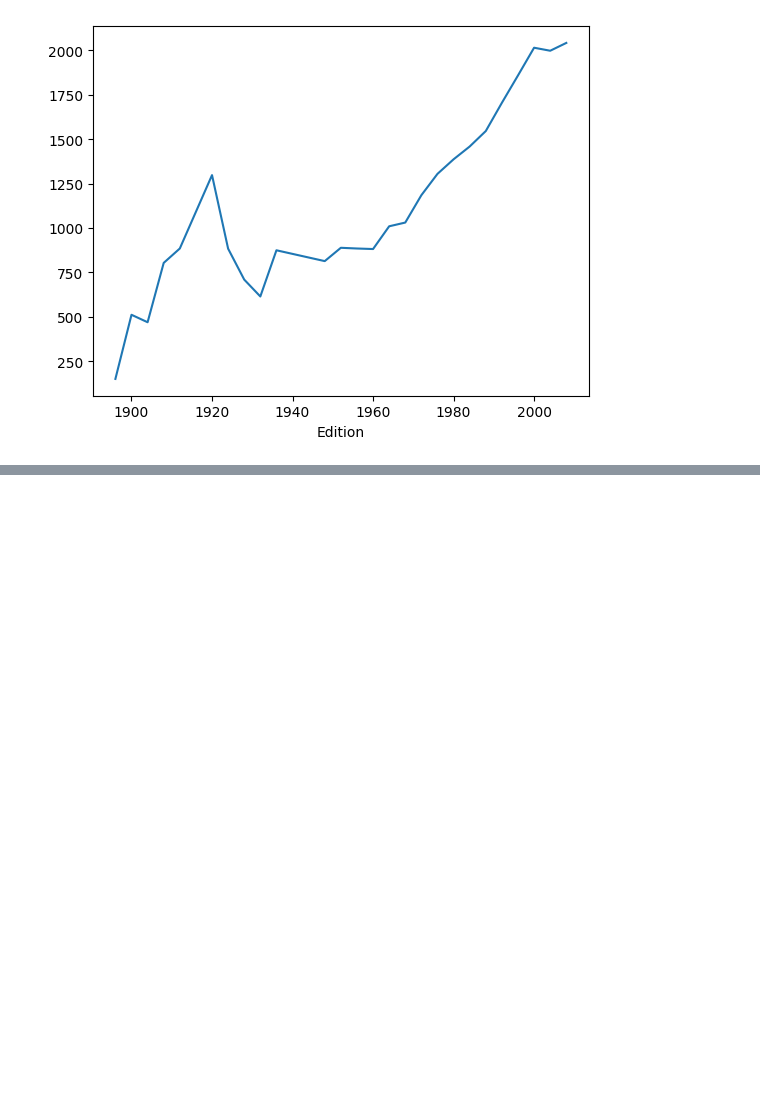
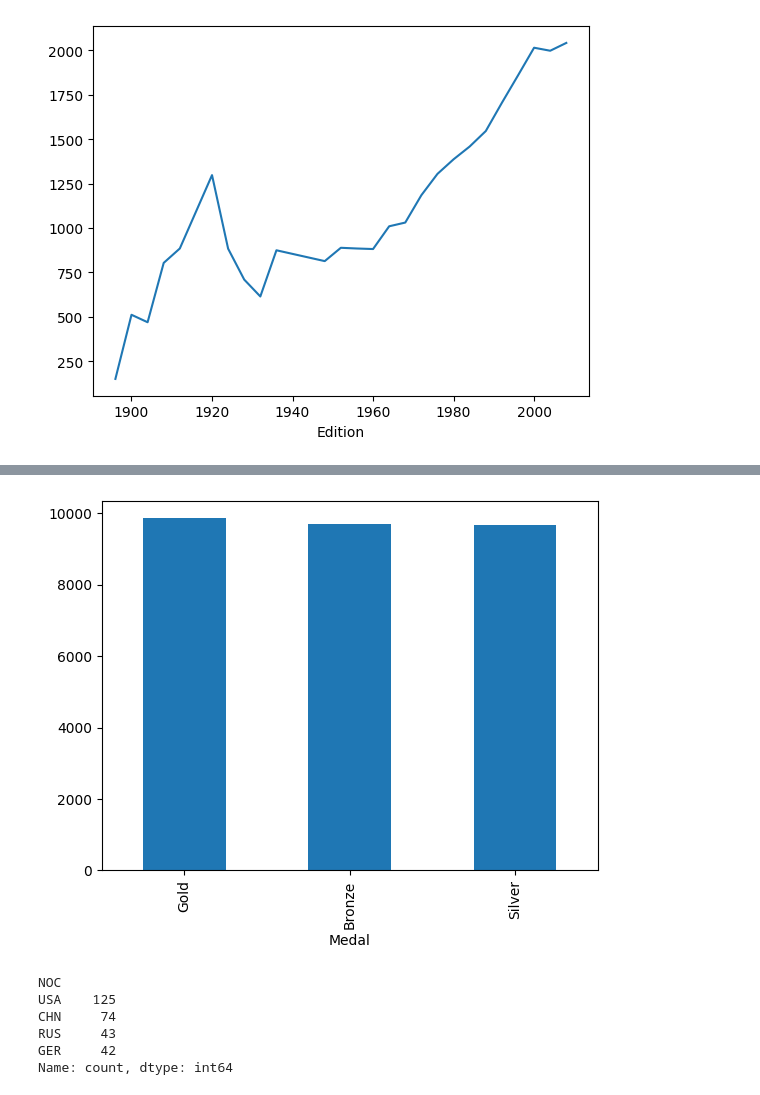
Before and after one commit to kipkosgeii/Olympics-Analysis, a Jupyter notebook: olympic.ipynb, the cells around one changed output, grey strips where cells are left out. Saved outputs shown, nothing was run; the diff lists cells and outputs as text; code cells hidden in the pictures; blank space fills up the shorter version.

```diff
--- a/olympic.ipynb
+++ b/olympic.ipynb
@@ -225,3 +225,22 @@ df.iloc[1:4]
 | 1 | Athens | 1896 | Aquatics | Swimming | HERSCHMANN, Otto | AUT | Men | 100m freestyle | M | Silver |
 | 2 | Athens | 1896 | Aquatics | Swimming | DRIVAS, Dimitrios | GRE | Men | 100m freestyle for sailors | M | Bronze |
 | 3 | Athens | 1896 | Aquatics | Swimming | MALOKINIS, Ioannis | GRE | Men | 100m freestyle for sailors | M | Gold |
+# %%
+# medals awarded at each olympic game
+
+df.Medal.value_counts().plot(kind='bar');
+# %% [output]
+[figure, added]
+# %%
+# which country did not win olympics in 2008
+
+gold_2008 = df[(df.Edition == 2008) & ((df.Medal == 'Gold' ) & (df.Medal != 'Bronze') & (df.Medal !=  'Silver'))]
+
+gold_2008.NOC.value_counts().head(4)
+# %% [output]
+NOC
+USA    125
+CHN     74
+RUS     43
+GER     42
+Name: count, dtype: int64
```
Also changed, not shown: parts of 1 cell of this notebook.
